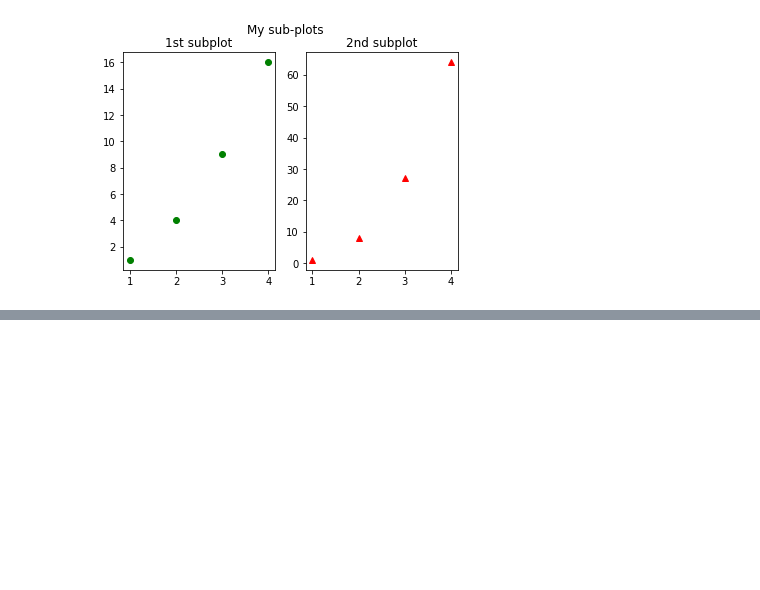
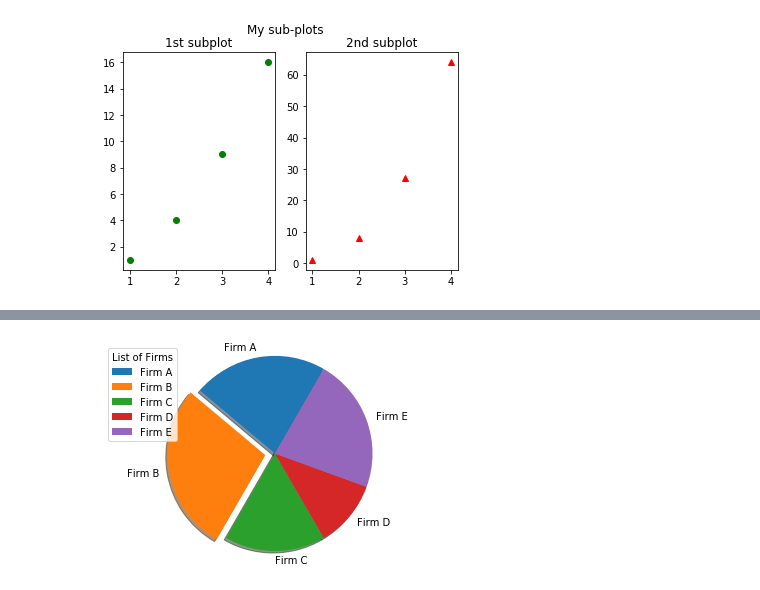
Before and after one commit to marlenisVampy/Diplomado, a Jupyter notebook: MultiplePlotsExample.ipynb, the cells around one changed output, grey strips where cells are left out. Cells and saved outputs as stored; diff of their text form; code cells hidden in the pictures; blank space fills up the shorter version.

```diff
--- a/MultiplePlotsExample.ipynb
+++ b/MultiplePlotsExample.ipynb
@@ -29,0 +63,11 @@ plt.show()
+# %%
+import matplotlib.pyplot as plt
+firms = ["Firm A", "Firm B", "Firm C","Firm D","Firm E"]
+market_share = [20,25,15,10,20]
+Explode = [0,0.1,0,0,0]
+plt.pie(market_share, explode=Explode, labels=firms,shadow=True,startangle=60)
+plt.axis('equal')
+plt.legend(title = "List of Firms", loc ="upper left" )
+plt.show()
+# %% [output]
+[figure, added]
```
Also changed, not shown: parts of 5 cells of this notebook.
